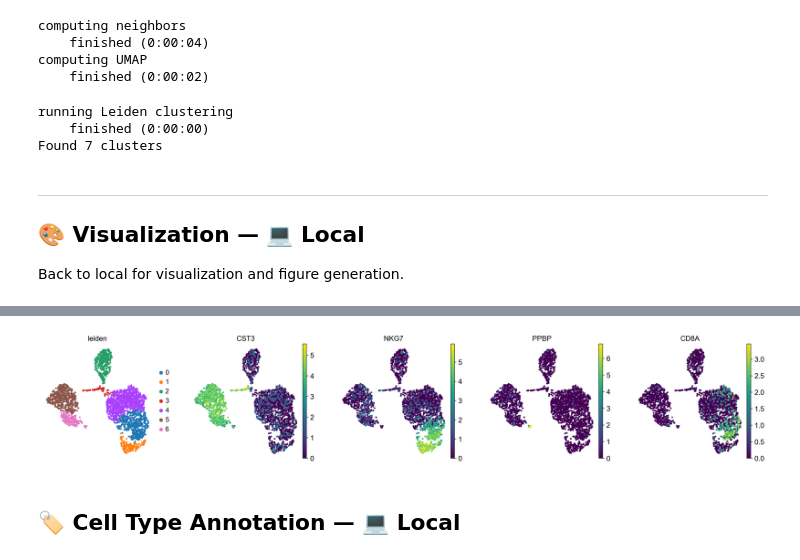
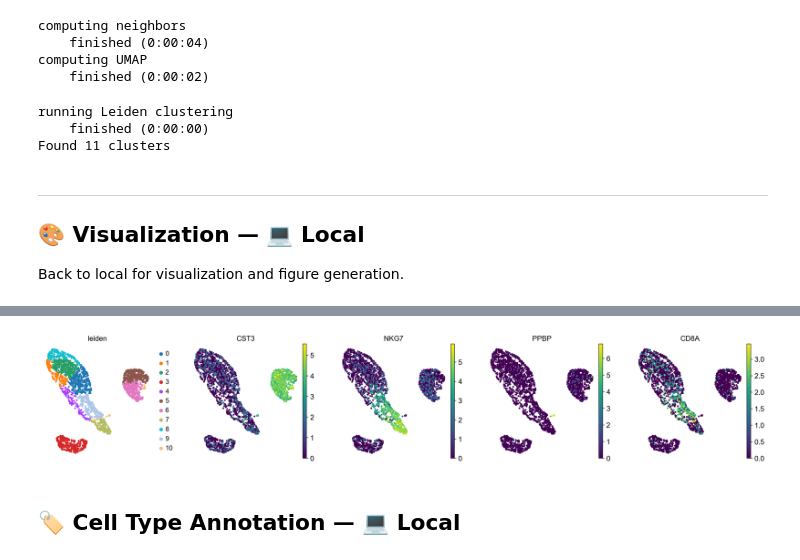
Before and after one commit to quadbio/analysis_template, a Jupyter notebook: analysis/ML-2026-01-27_demo_scRNA_workflow.ipynb, the cells around one changed output, grey strips where cells are left out. Drawn from its saved outputs; the diff is of its cells as text; code cells hidden in the pictures.

Commit message:
Finalize the example notebook

```diff
--- a/analysis/ML-2026-01-27_demo_scRNA_workflow.ipynb
+++ b/analysis/ML-2026-01-27_demo_scRNA_workflow.ipynb
@@ -33,6 +33,7 @@ warnings.filterwarnings("ignore", category=FutureWarning)
 sc.settings.verbosity = 2
 sc.settings.datasetdir = FilePaths.EXAMPLE_DATASET / "raw"
 sc.settings.set_figure_params(dpi=100, frameon=False)
+sc.settings.figdir = FilePaths.FIGURES / "example_dataset"
 
 print(f"Project root: {FilePaths.ROOT}")
 print(f"Data folder:  {FilePaths.DATA}")
@@ -134,7 +135,7 @@ scvi.model.SCVI.setup_anndata(adata, layer="counts")
 # Create and train model
 # 💡 On GPU: ~1 min | On CPU: ~5-10 min
 model = scvi.model.SCVI(adata, n_latent=10, n_layers=2)
-model.train(max_epochs=100, early_stopping=True)
+model.train(max_epochs=10, early_stopping=True)
 # %% [output]
 GPU available: True (mps), used: False
 TPU available: False, using: 0 TPU cores
@@ -201,7 +202,7 @@ print(f"Found {adata.obs['leiden'].nunique()} clusters")
 # %% [output]
 running Leiden clustering
     finished (0:00:00)
-Found 7 clusters
+Found 11 clusters
 # %% [markdown]
 ---
 
@@ -209,5 +210,5 @@ Found 7 clusters
 
 Back to local for visualization and figure generation.
 # %%
-sc.pl.embedding(adata, basis="umap", color=["leiden", "CST3", "NKG7", "PPBP", "CD8A"], ncols=5)
+sc.pl.embedding(adata, basis="umap", color=["leiden", "CST3", "NKG7", "PPBP", "CD8A"], ncols=5, save="_overview.png")
 # %% [output]
@@ -214,4 +216,4 @@ sc.pl.embedding(adata, basis="umap", color=["leiden", "CST3", "NKG7", "PPBP", "C
-[figure, old version]
+[figure, new version]
 # %% [markdown]
 ## 🏷️ Cell Type Annotation — 💻 Local
 # %% [markdown]
```
Also changed, not shown: parts of 6 cells of this notebook, 2 other files.
